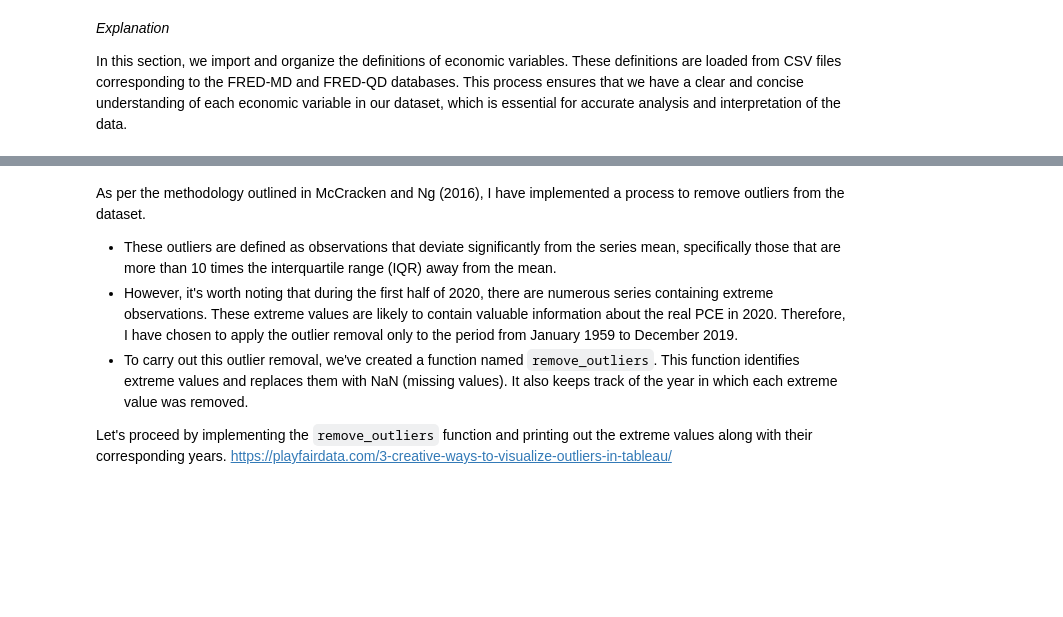
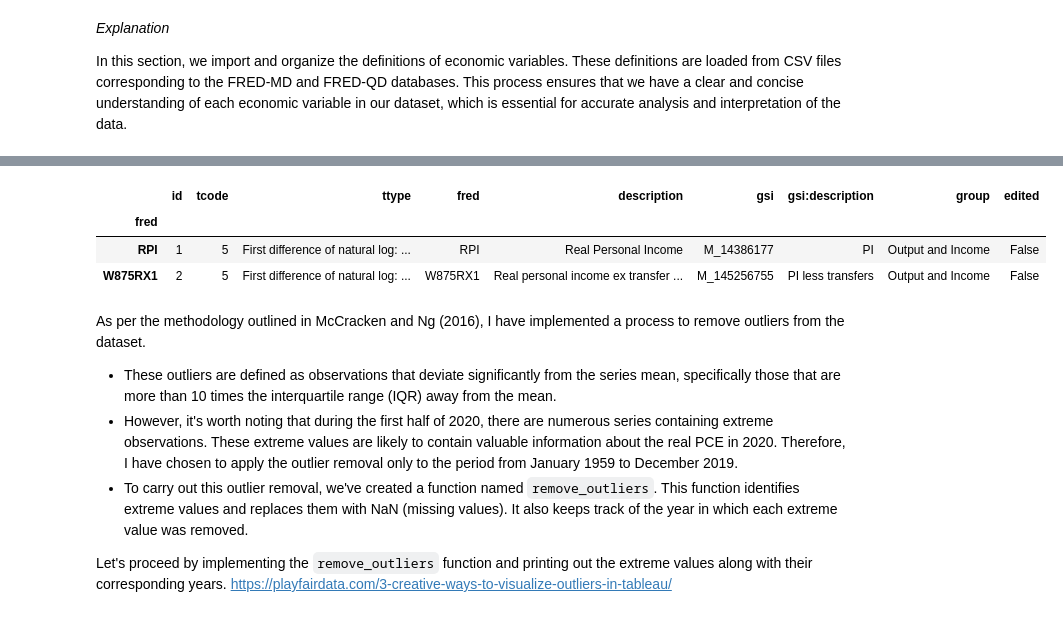
Before and after one commit to janjannagtegaal/NowCasting-M1, a Jupyter notebook: M1_NowCasting_Consumer_Exp.ipynb, the cells around one changed output, grey strips where cells are left out. Saved outputs shown, nothing was run; the diff lists cells and outputs as text; code cells hidden in the pictures; blank space fills up the shorter version.

```diff
--- a/M1_NowCasting_Consumer_Exp.ipynb
+++ b/M1_NowCasting_Consumer_Exp.ipynb
@@ -485,25 +465,26 @@ These definitions are loaded from CSV files corresponding to the FRED-MD and FRE
 This process ensures that we have a clear and concise understanding of each economic variable in our dataset, which is essential for accurate analysis and interpretation of the data.
 # %%
 # Function for Column Name Mapping
-def map_column_names(data, defn_file):
+def map_column_names(data, Fredmd_defn):
     """
     Maps FRED-MD column names to their descriptions.
     """
-    # Load the definitions file, ignoring encoding errors
-    defn = pd.read_csv(defn_file, encoding_errors='ignore')
 
     # Set the 'fred' column as the index of the definitions DataFrame
-    defn.index = defn.fred
+    Fredmd_defn.index = Fredmd_defn.fred
 
     # Filter the definitions to include only those variables present in the data columns
-    defn = defn.loc[data.columns.intersection(defn.fred), :]
+    Fredmd_defn = Fredmd_defn.loc[data.columns.intersection(Fredmd_defn.fred), :]
 
     # Create a dictionary mapping FRED-MD variable names to their descriptions
-    map_dict = defn['description'].to_dict()
+    map_dict = Fredmd_defn['description'].to_dict()
 
     # Replace the names of columns in the dataset with the descriptions from the map
     return data[map_dict.keys()].rename(columns=map_dict)
 
 # Map column names for fred_original
+
 column_defn_file = './data/FRED/FRED_Definitions_Mapping/fredmd_definitions.csv'
-fred_orig = map_column_names(fred_orig, column_defn_file)
+Fredmd_defn = pd.read_csv(column_defn_file, encoding_errors='ignore')
+
+fred_orig = map_column_names(fred_orig, Fredmd_defn)
@@ -518,0 +498,7 @@ transform_info
+# %%
+Fredmd_defn.head(2)
+# %% [output]
+|  | id | tcode | ttype | fred | description | gsi | gsi:description | group | edited |
+| fred |  |  |  |  |  |  |  |  |  |
+| RPI | 1 | 5 | First difference of natural log: ... | RPI | Real Personal Income | M_14386177 | PI | Output and Income | False |
+| W875RX1 | 2 | 5 | First difference of natural log: ... | W875RX1 | Real personal income ex transfer ... | M_145256755 | PI less transfers | Output and Income | False |
```
Also changed, not shown: parts of 40 cells of this notebook, 2 other files.
